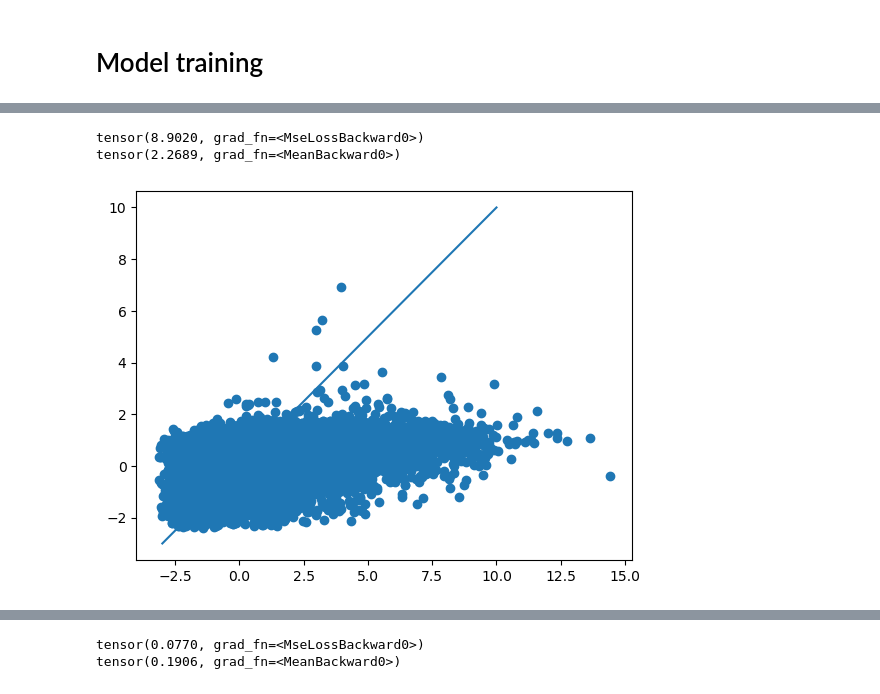
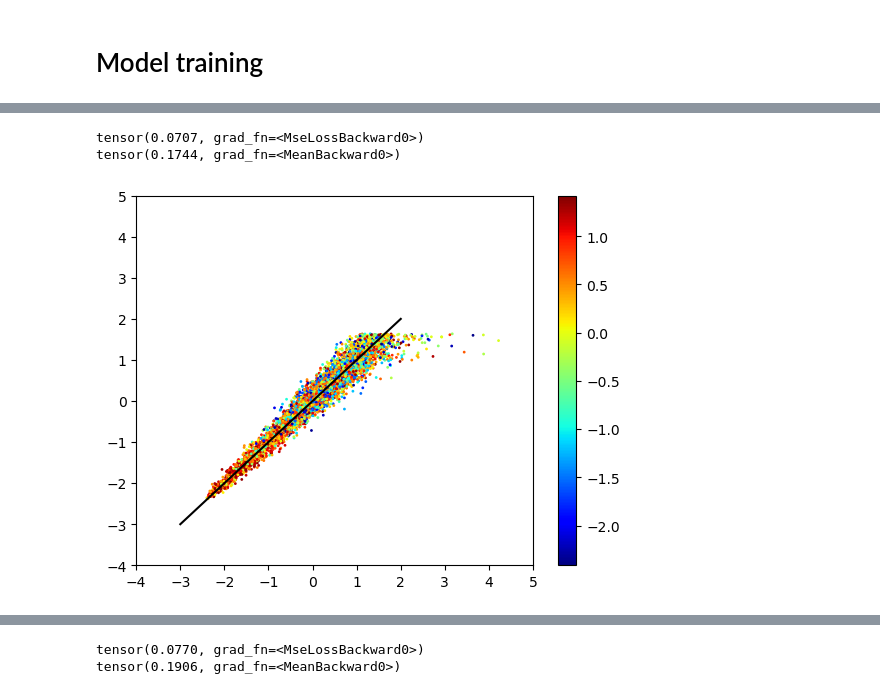
Before and after one commit to vivelakorea/FIPGraph, a Jupyter notebook: code/main.ipynb, the cells around one changed output, grey strips where cells are left out. Drawn from its saved outputs; the diff is of its cells as text; code cells hidden in the pictures.

Commit message:
val_mse: 0.0707 / val_l1: 0.1744 (added rotated stiffness tensor)

```diff
--- a/code/main.ipynb
+++ b/code/main.ipynb
@@ -144,27 +165,30 @@ plt.scatter(ts.x[:,4], ts.fip)
 # %%
 import numpy as np
 import torch
 from utils_training import getLoader
 
 train_loader = getLoader(datalist_dir=f'{MAIN_DIR}\\preprocessing\\graph_torchdata\\{30}\\train_datalist.pickle',
                          batch_fraction=1.0,
                          )
 
 val_loader = getLoader(datalist_dir=f'{MAIN_DIR}\\preprocessing\\graph_torchdata\\{30}\\val_datalist.pickle',
                        batch_fraction=1.0,
                        )
 ##
 from utils_training import GNN
 val_batch = next(iter(val_loader))
 y = model(val_batch)
 from matplotlib import pyplot as plt
-plt.scatter(y.detach().numpy(), val_batch.fip.detach().numpy())
-plt.plot([-3,10],[-3,10])
+plt.scatter(val_batch.fip.detach().numpy(), y.detach().numpy(), s=1, c=val_batch.x[:,16], cmap='jet')
+plt.colorbar()
+plt.plot([-3,2],[-3,2],color='black')
+plt.xlim((-4,5))
+plt.ylim((-4,5))
 import torch.nn.functional as F
 print(F.mse_loss(y, val_batch.fip))
 # print(np.mean(np.abs(y.detach().numpy() - val_batch.fip.detach().numpy()/val_batch.fip.detach().numpy())))
 print(F.l1_loss(y, val_batch.fip))
 # %% [output]
-tensor(8.9020, grad_fn=<MseLossBackward0>)
-tensor(2.2689, grad_fn=<MeanBackward0>)
+tensor(0.0707, grad_fn=<MseLossBackward0>)
+tensor(0.1744, grad_fn=<MeanBackward0>)
-[figure, old version]
+[figure, new version]
```
Also changed, not shown: parts of 8 cells of this notebook, 2 other files.
